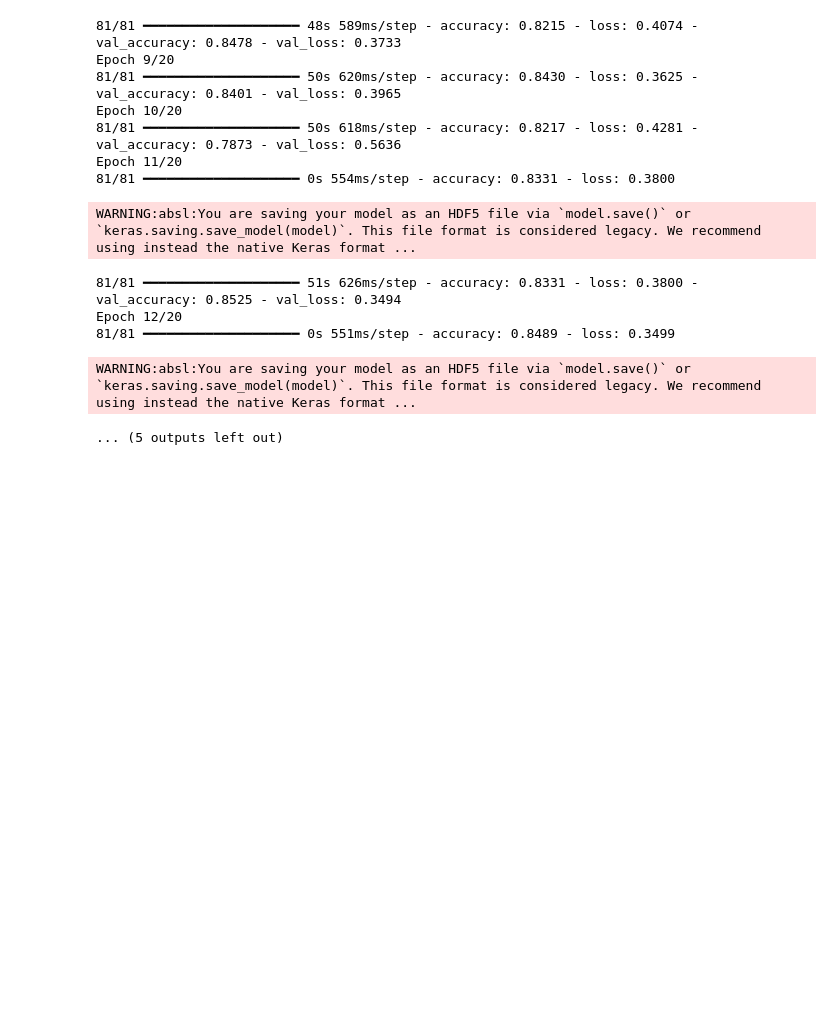
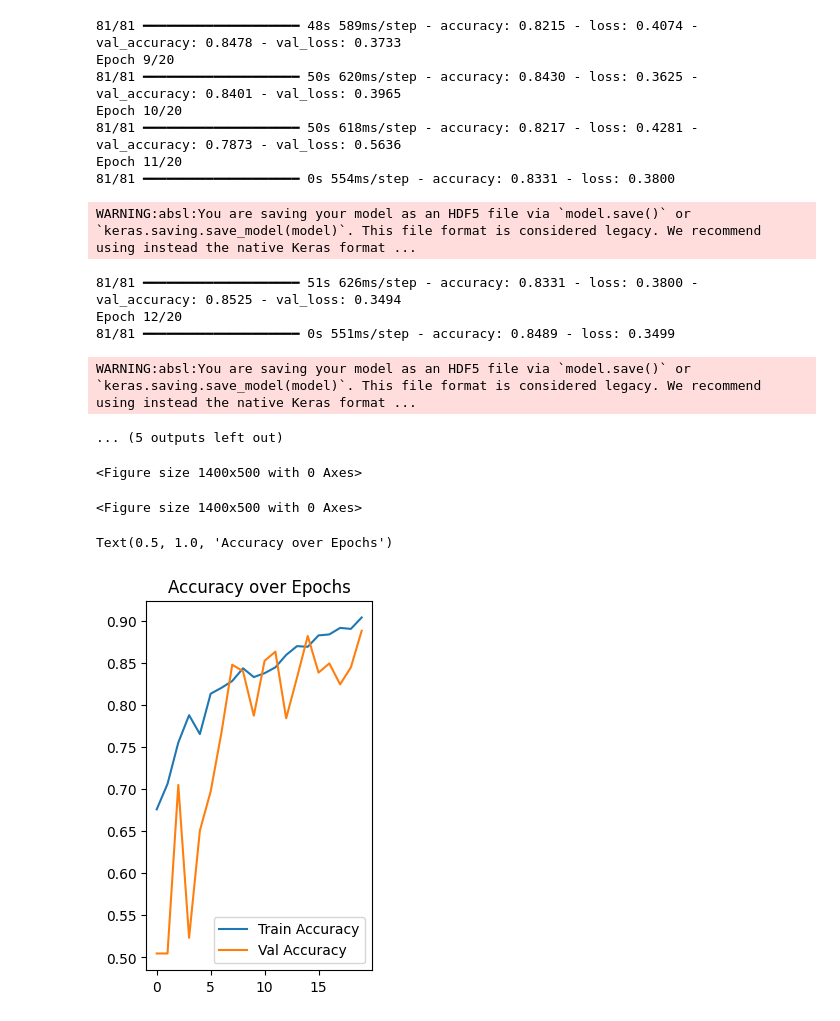
Before and after one commit to akram-999/brain-tumor-detection, a Jupyter notebook: brain.ipynb, the cells around one changed output. Drawn from its saved outputs; the diff is of its cells as text; code cells hidden in the pictures; blank space fills up the shorter version.

```diff
--- a/brain.ipynb
+++ b/brain.ipynb
@@ -169,3 +169,19 @@ Epoch 12/20
 81/81 ━━━━━━━━━━━━━━━━━━━━ 0s 551ms/step - accuracy: 0.8489 - loss: 0.3499
 WARNING:absl:You are saving your model as an HDF5 file via `model.save()` or `keras.saving.save_model(model)`. This file format is considered legacy. We recommend using instead the native Keras format ...
 ... (5 outputs left out)
+# %%
+# Plot accuracy and loss curves
+plt.figure(figsize=(14,5))
+# %% [output]
+<Figure size 1400x500 with 0 Axes>
+<Figure size 1400x500 with 0 Axes>
+# %%
+# Accuracy
+plt.subplot(1,2,1)
+plt.plot(history.history['accuracy'], label='Train Accuracy')
+plt.plot(history.history['val_accuracy'], label='Val Accuracy')
+plt.legend()
+plt.title('Accuracy over Epochs')
+# %% [output]
+Text(0.5, 1.0, 'Accuracy over Epochs')
+[figure, added]
```
Also changed, not shown: parts of 1 cell of this notebook.
